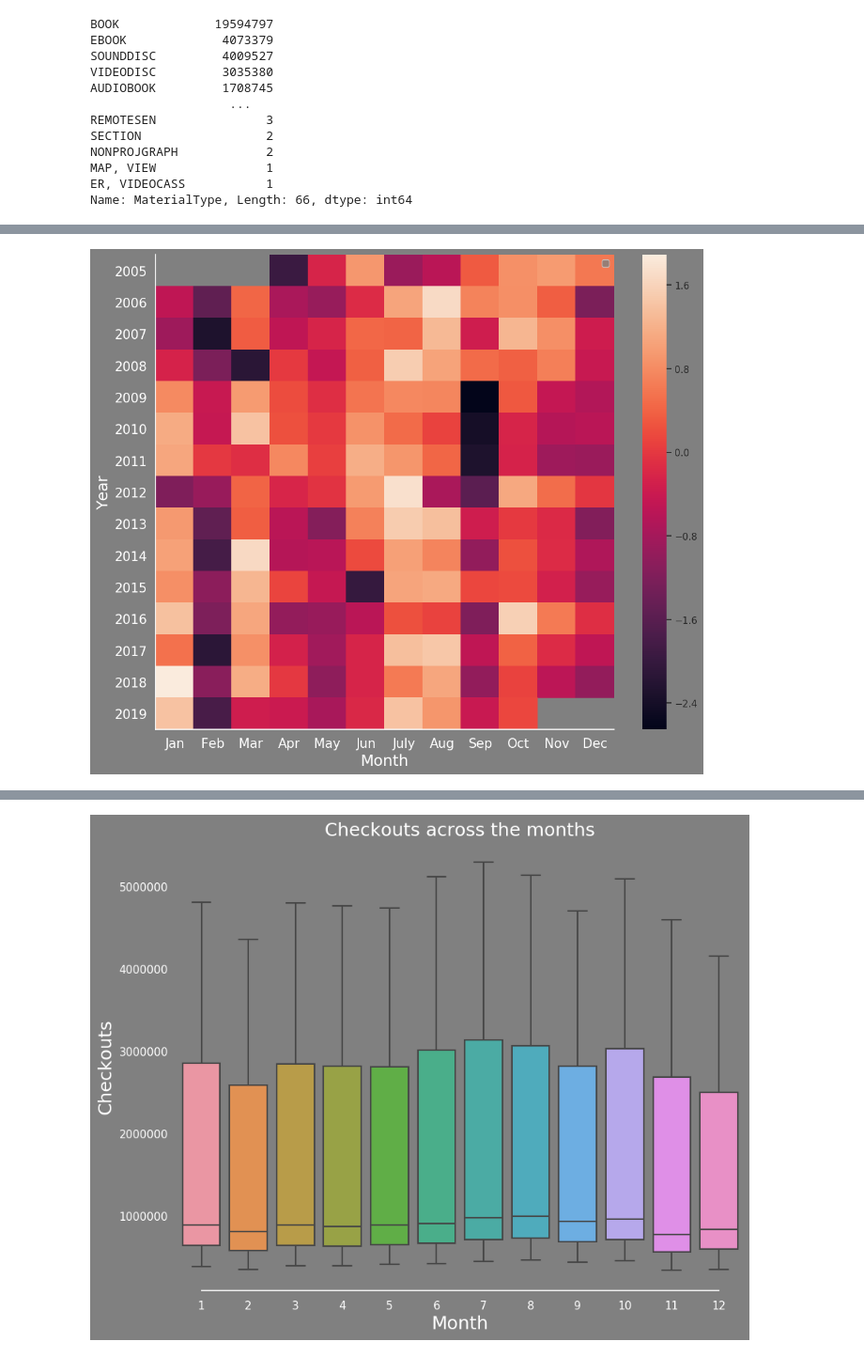
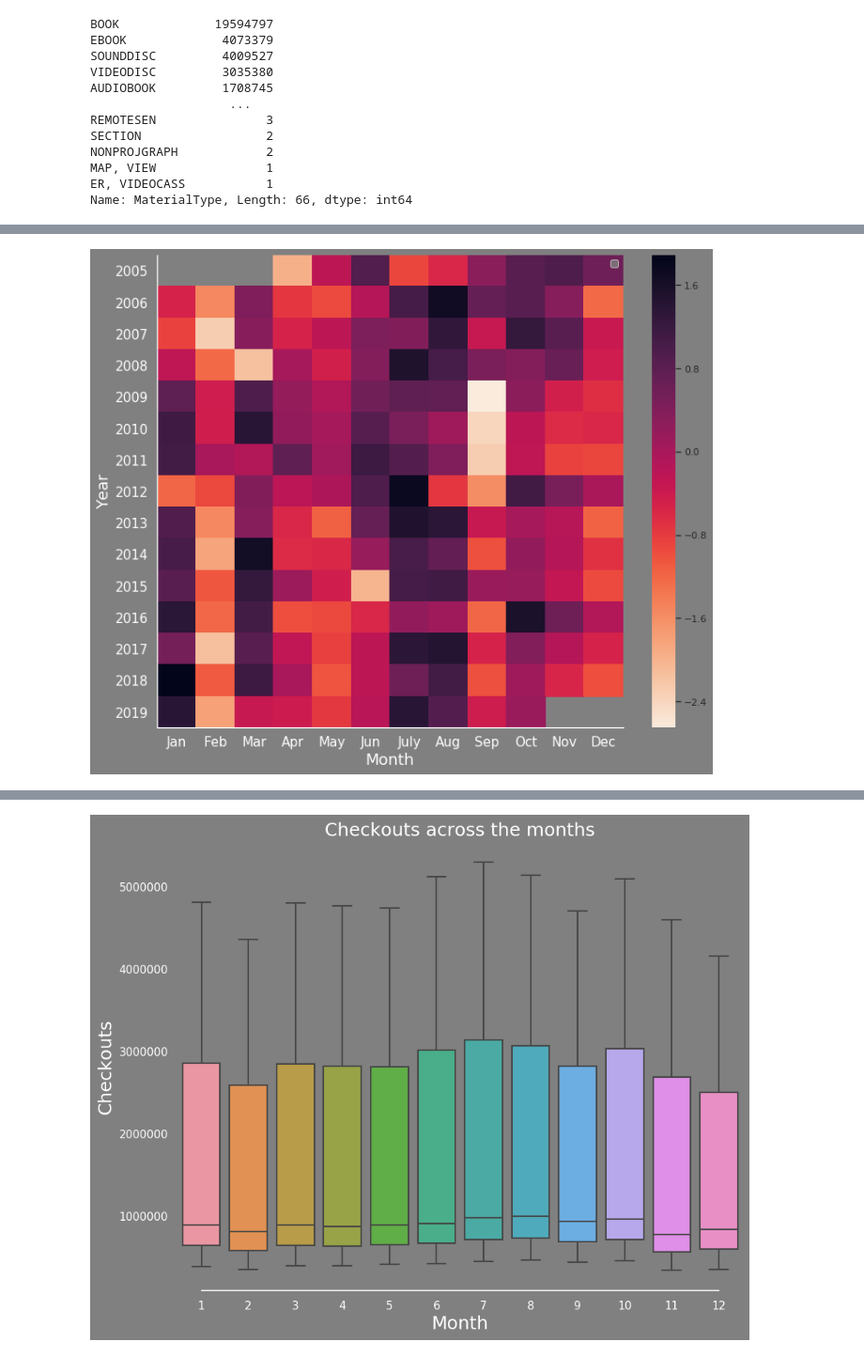
Before and after one commit to rishikanthc/Data-Stories, a Jupyter notebook: seattle-library/exploratory analysis.ipynb, the cells around one changed output, grey strips where cells are left out. Shown: that part at 94% size. Saved outputs shown, nothing was run; the diff lists cells and outputs as text; code cells hidden in the pictures.

```diff
--- a/seattle-library/exploratory analysis.ipynb
+++ b/seattle-library/exploratory analysis.ipynb
@@ -87,26 +105,26 @@ df = (checkouts
 # %%
 rcParams['figure.figsize'] = 12,10
 rcParams['savefig.transparent'] = True
 rcParams["legend.fontsize"] = 18
 # rcParams["legend.textcolor"] = 'white'
 sns.set(rc={'axes.facecolor':'gray', 'figure.facecolor':'gray', 'axes.grid': False})
 # fig.patch.set_alpha(0.0)
 xtick_labs = ['Jan', 'Feb', 'Mar', 'Apr', 'May', 'Jun', 'July', 'Aug', 'Sep', 'Oct', 'Nov', 'Dec']
 # sns.set_style('darkgrid')
 sns.axes_style({'font.color':'white', 'ytick.color':'white',
                         'ytick.label.color': 'white',
                        })
-year_vs_month = sns.heatmap(df, xticklabels=['Jan', 'Feb', 'Mar', 'Apr', 'May', 'Jun',
+year_vs_month = sns.heatmap(df, cmap='rocket_r', xticklabels=['Jan', 'Feb', 'Mar', 'Apr', 'May', 'Jun',
                                              'July', 'Aug', 'Sep', 'Oct', 'Nov', 'Dec'])
 # year_vs_month.set_xticks(ticks=)
 year_vs_month.set_yticklabels(range(2005,2020), fontdict={'fontsize':15, 'color': 'white'}, rotation="horizontal")
 year_vs_month.set_xticklabels(xtick_labs, fontdict={'fontsize':15, 'color': 'white'}, rotation="horizontal")
 year_vs_month.set_ylabel("Year", fontdict={'color': 'white', 'fontsize': 18})
 year_vs_month.set_xlabel("Month", fontdict={'color': 'white', 'fontsize': 18})
 year_vs_month.legend({'font.color':'white'})
 
 fig = year_vs_month.get_figure()
 # fig.savefig('/home/rishi/Projects/Personal-Website/static/images/year_vs_month.png')
 sns.despine()
 # %% [output]
-[figure, old version]
+[figure, new version]
```
Also changed, not shown: parts of 57 cells of this notebook, 11 other files.
